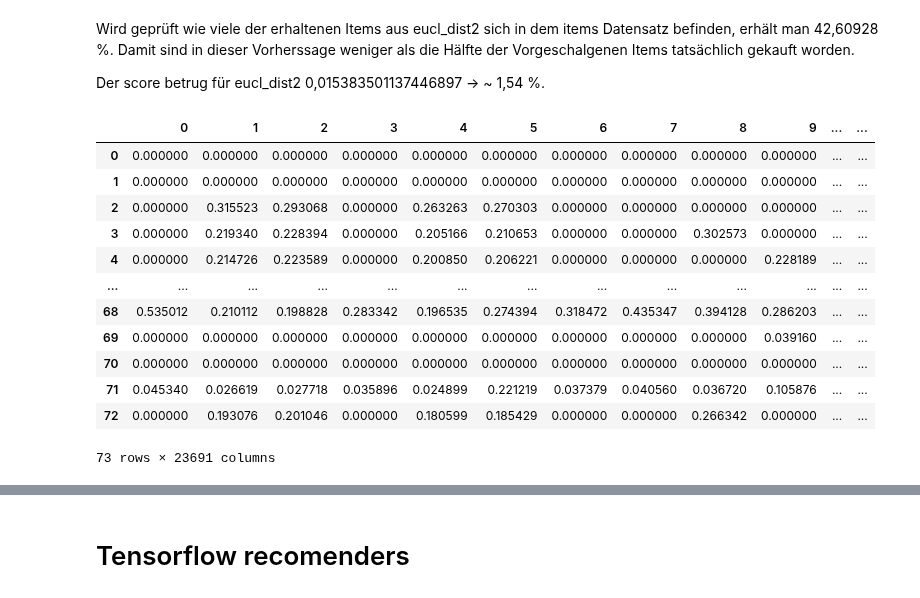
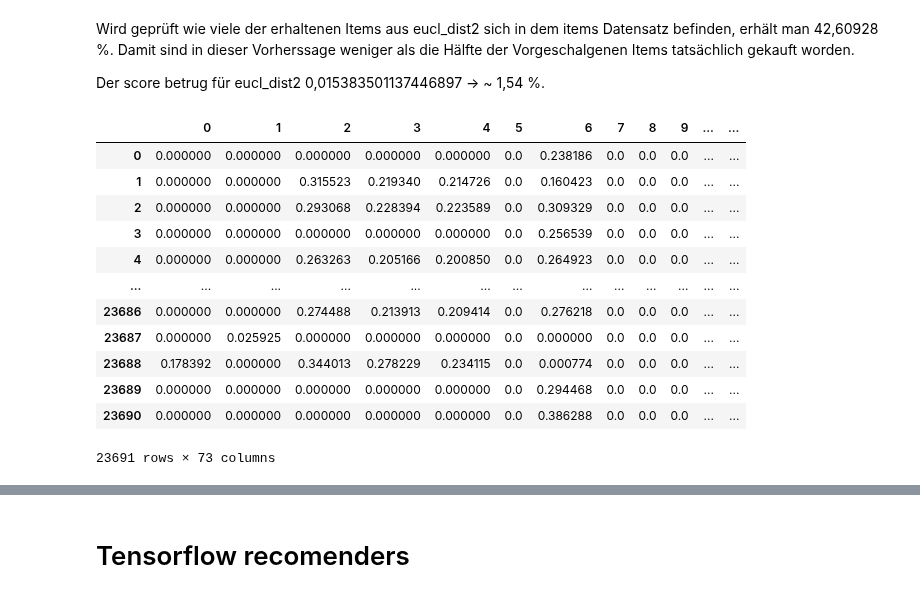
Before and after one commit to Ananassio/Data-Science_lab, a Jupyter notebook: Project/Data.ipynb, the cells around one changed output, grey strips where cells are left out. Drawn from its saved outputs; the diff is of its cells as text; code cells hidden in the pictures.

```diff
--- a/Project/Data.ipynb
+++ b/Project/Data.ipynb
@@ -1201,11 +1169,0 @@ np.linalg.norm(q-w)
-# %%
-temp  = [0 for a in range(len(np.array(feature_pivtable)))]
-
-q = np.array(test[test.index==200])
-q = q/np.linalg.norm(q)
-ii = 0;
-for i in np.array(feature_pivtable.index):
-    w = np.array(feature_pivtable[feature_pivtable.index==i])
-    w = w/np.linalg.norm(w)
-    temp[ii] = np.linalg.norm(q-w)
-    ii = ii+1;
@@ -1460,26 +1327,26 @@ lst = [26 ]
 # %%
 w3 = np.zeros((len(np.array(feature_pivtable)),73))
 ii = 0
 for i in feature_pivtable.index:
   w3[ii] = feature_pivtable[feature_pivtable.index==i]['feature_value_id']
   w3[ii] = w3[ii]/np.linalg.norm(w3[ii])
   ii = ii+1
 w3 = pd.DataFrame(w3)
-w3 = w3.transpose()
+#w3 = w3.transpose()
 w3
 # %% [output]
 |  | 0 | 1 | 2 | 3 | 4 | 5 | 6 | 7 | 8 | 9 | ... | ... |
-| 0 | 0.000000 | 0.000000 | 0.000000 | 0.000000 | 0.000000 | 0.000000 | 0.000000 | 0.000000 | 0.000000 | 0.000000 | ... | ... |
-| 1 | 0.000000 | 0.000000 | 0.000000 | 0.000000 | 0.000000 | 0.000000 | 0.000000 | 0.000000 | 0.000000 | 0.000000 | ... | ... |
-| 2 | 0.000000 | 0.315523 | 0.293068 | 0.000000 | 0.263263 | 0.270303 | 0.000000 | 0.000000 | 0.000000 | 0.000000 | ... | ... |
-| 3 | 0.000000 | 0.219340 | 0.228394 | 0.000000 | 0.205166 | 0.210653 | 0.000000 | 0.000000 | 0.302573 | 0.000000 | ... | ... |
-| 4 | 0.000000 | 0.214726 | 0.223589 | 0.000000 | 0.200850 | 0.206221 | 0.000000 | 0.000000 | 0.000000 | 0.228189 | ... | ... |
+| 0 | 0.000000 | 0.000000 | 0.000000 | 0.000000 | 0.000000 | 0.0 | 0.238186 | 0.0 | 0.0 | 0.0 | ... | ... |
+| 1 | 0.000000 | 0.000000 | 0.315523 | 0.219340 | 0.214726 | 0.0 | 0.160423 | 0.0 | 0.0 | 0.0 | ... | ... |
+| 2 | 0.000000 | 0.000000 | 0.293068 | 0.228394 | 0.223589 | 0.0 | 0.309329 | 0.0 | 0.0 | 0.0 | ... | ... |
+| 3 | 0.000000 | 0.000000 | 0.000000 | 0.000000 | 0.000000 | 0.0 | 0.256539 | 0.0 | 0.0 | 0.0 | ... | ... |
+| 4 | 0.000000 | 0.000000 | 0.263263 | 0.205166 | 0.200850 | 0.0 | 0.264923 | 0.0 | 0.0 | 0.0 | ... | ... |
 | ... | ... | ... | ... | ... | ... | ... | ... | ... | ... | ... | ... | ... |
-| 68 | 0.535012 | 0.210112 | 0.198828 | 0.283342 | 0.196535 | 0.274394 | 0.318472 | 0.435347 | 0.394128 | 0.286203 | ... | ... |
-| 69 | 0.000000 | 0.000000 | 0.000000 | 0.000000 | 0.000000 | 0.000000 | 0.000000 | 0.000000 | 0.000000 | 0.039160 | ... | ... |
-| 70 | 0.000000 | 0.000000 | 0.000000 | 0.000000 | 0.000000 | 0.000000 | 0.000000 | 0.000000 | 0.000000 | 0.000000 | ... | ... |
-| 71 | 0.045340 | 0.026619 | 0.027718 | 0.035896 | 0.024899 | 0.221219 | 0.037379 | 0.040560 | 0.036720 | 0.105876 | ... | ... |
-| 72 | 0.000000 | 0.193076 | 0.201046 | 0.000000 | 0.180599 | 0.185429 | 0.000000 | 0.000000 | 0.266342 | 0.000000 | ... | ... |
+| 23686 | 0.000000 | 0.000000 | 0.274488 | 0.213913 | 0.209414 | 0.0 | 0.276218 | 0.0 | 0.0 | 0.0 | ... | ... |
+| 23687 | 0.000000 | 0.025925 | 0.000000 | 0.000000 | 0.000000 | 0.0 | 0.000000 | 0.0 | 0.0 | 0.0 | ... | ... |
+| 23688 | 0.178392 | 0.000000 | 0.344013 | 0.278229 | 0.234115 | 0.0 | 0.000774 | 0.0 | 0.0 | 0.0 | ... | ... |
+| 23689 | 0.000000 | 0.000000 | 0.000000 | 0.000000 | 0.000000 | 0.0 | 0.294468 | 0.0 | 0.0 | 0.0 | ... | ... |
+| 23690 | 0.000000 | 0.000000 | 0.000000 | 0.000000 | 0.000000 | 0.0 | 0.386288 | 0.0 | 0.0 | 0.0 | ... | ... |
-73 rows × 23691 columns
+23691 rows × 73 columns
 # %%
 def Euclidean_Dist3(df1, df2):
```
Also changed, not shown: parts of 45 cells of this notebook.
